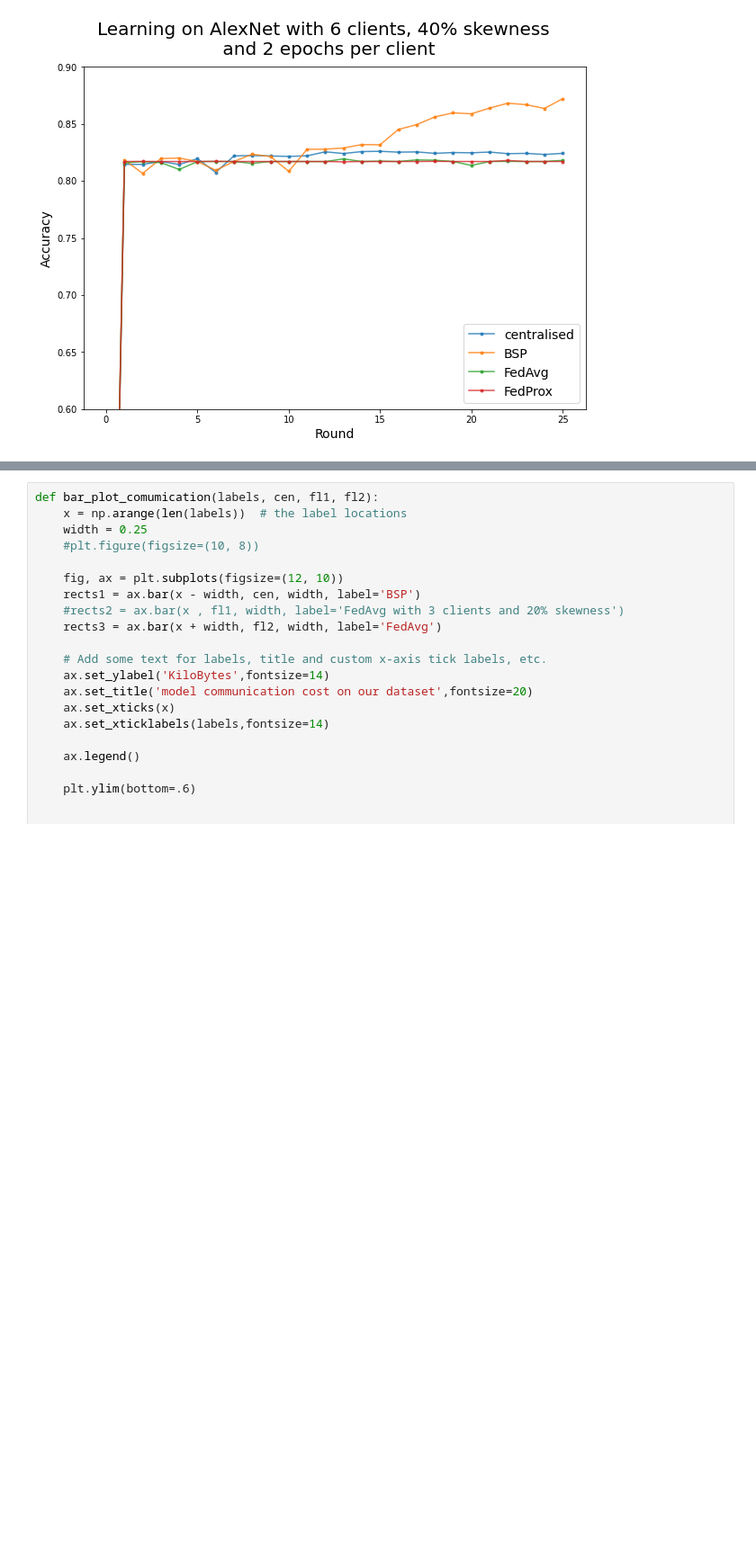
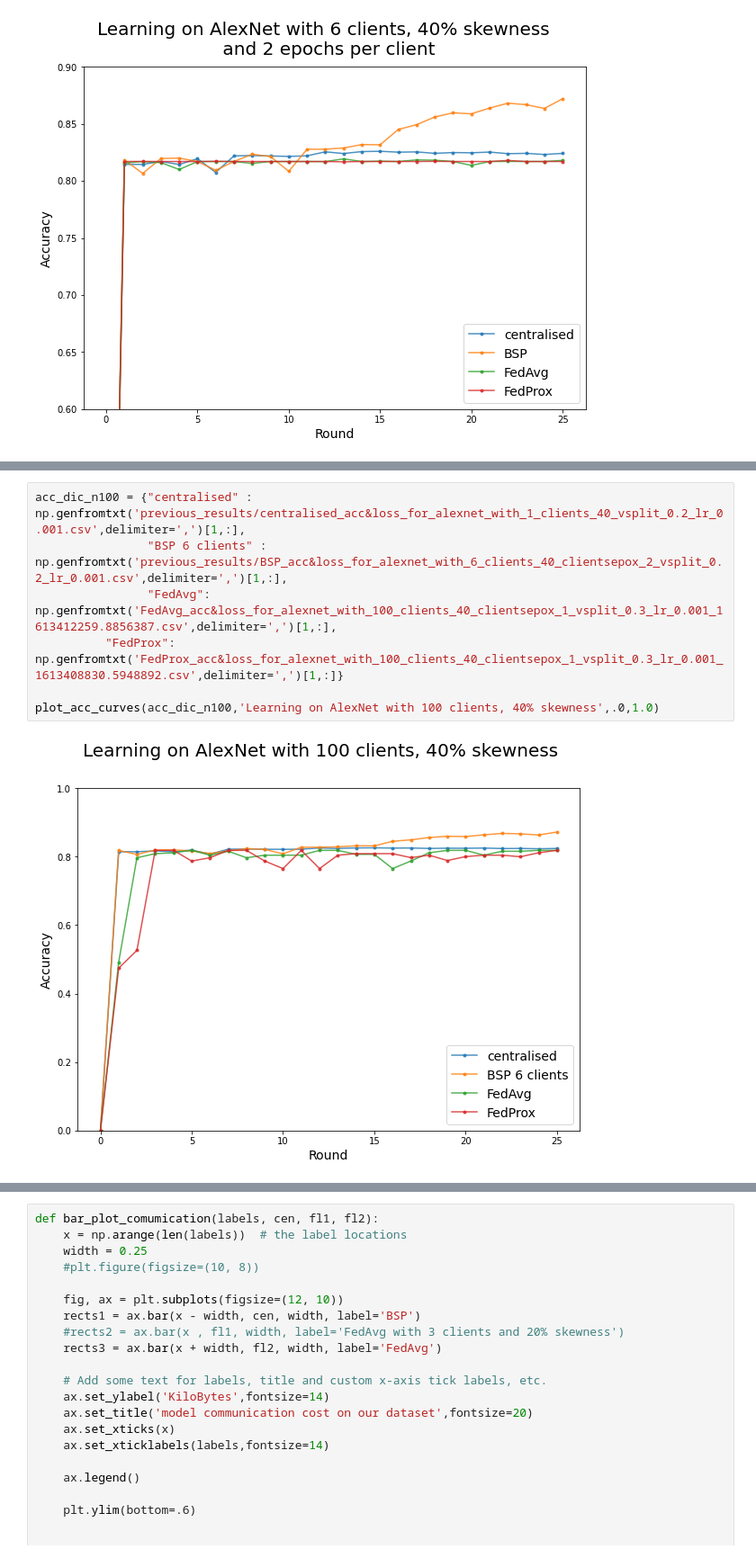
Before and after one commit to anandcu3/Federated-Learning-for-Remote-Sensing, a Jupyter notebook: some weird real plots notbook edition .ipynb, the cells around one changed output, grey strips where cells are left out. Shown at 90% size. Drawn from its saved outputs; the diff is of its cells as text; blank space fills up the shorter version.

```diff
--- a/some weird real plots notbook edition .ipynb
+++ b/some weird real plots notbook edition .ipynb
@@ -206,0 +223,9 @@ plot_acc_curves(acc_dic_n3,'Learning on AlexNet with 6 clients, 40% skewness \n
+# %%
+acc_dic_n100 = {"centralised" : np.genfromtxt('previous_results/centralised_acc&loss_for_alexnet_with_1_clients_40_vsplit_0.2_lr_0.001.csv',delimiter=',')[1,:],
+                "BSP 6 clients" : np.genfromtxt('previous_results/BSP_acc&loss_for_alexnet_with_6_clients_40_clientsepox_2_vsplit_0.2_lr_0.001.csv',delimiter=',')[1,:],
+                "FedAvg": np.genfromtxt('FedAvg_acc&loss_for_alexnet_with_100_clients_40_clientsepox_1_vsplit_0.3_lr_0.001_1613412259.8856387.csv',delimiter=',')[1,:],
+          "FedProx": np.genfromtxt('FedProx_acc&loss_for_alexnet_with_100_clients_40_clientsepox_1_vsplit_0.3_lr_0.001_1613408830.5948892.csv',delimiter=',')[1,:]}
+
+plot_acc_curves(acc_dic_n100,'Learning on AlexNet with 100 clients, 40% skewness',.0,1.0)
+# %% [output]
+[figure, added]
```
Also changed, not shown: parts of 8 cells of this notebook.
